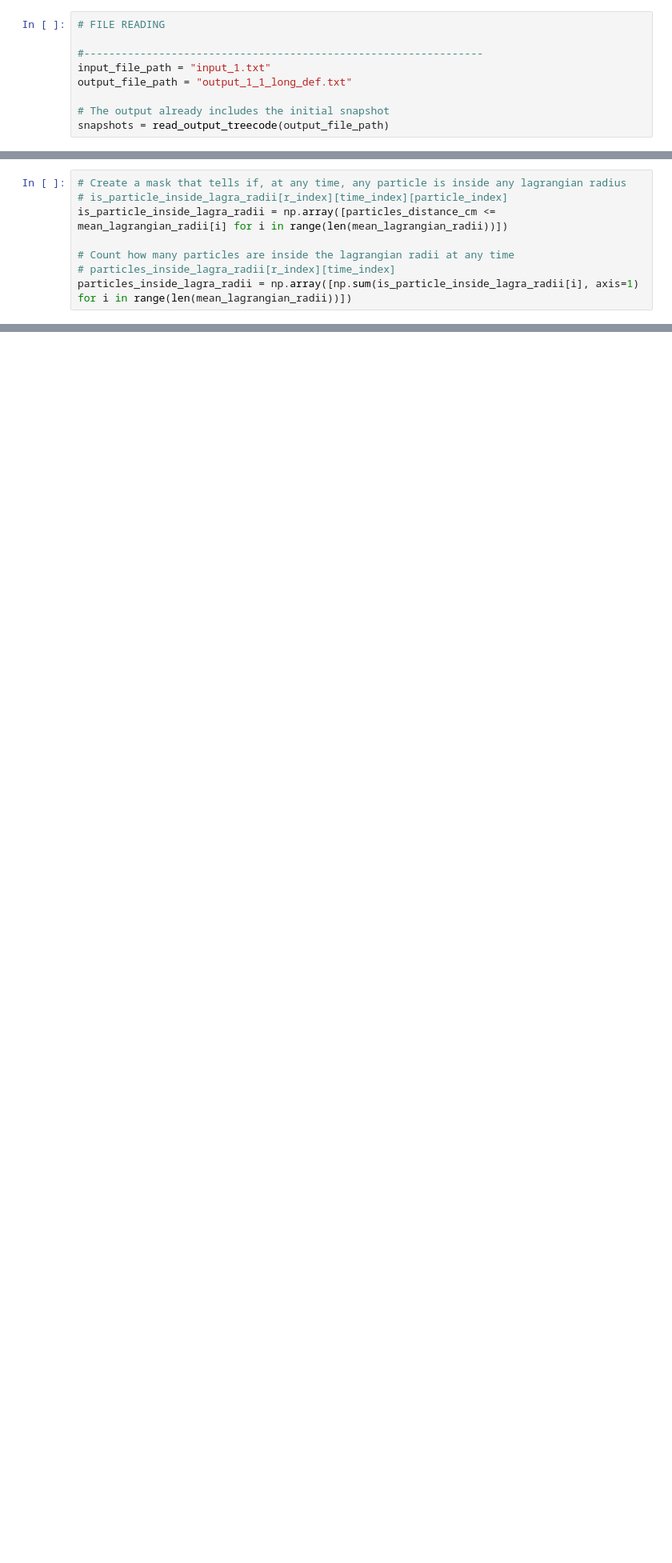
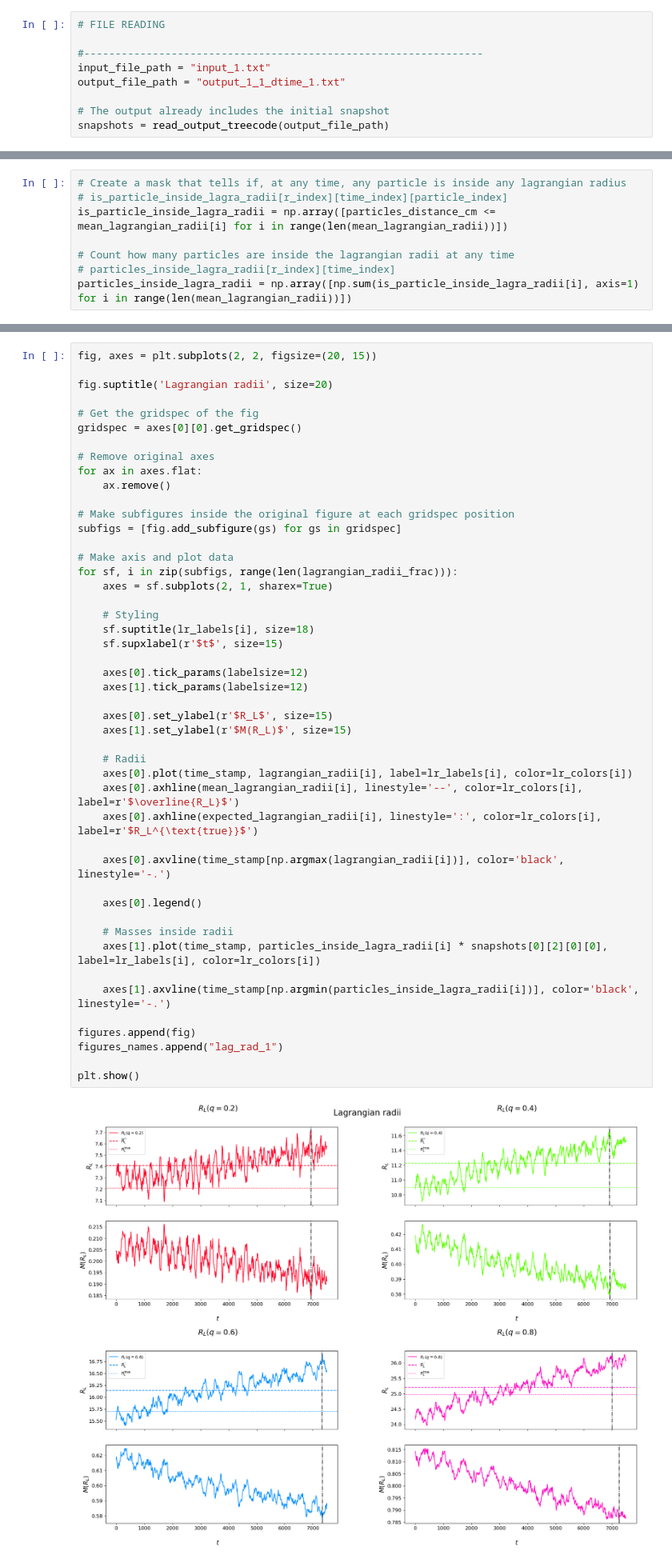
Before and after one commit to F3Solid/stellar_dynamics_2024_exercises, a Jupyter notebook: E4/plummer_sphere.ipynb, the cells around one changed output, grey strips where cells are left out. Shown at 80% size. Cells and saved outputs as stored; diff of their text form; blank space fills up the shorter version.

Commit message:
Restyling the plots

```diff
--- a/E4/plummer_sphere.ipynb
+++ b/E4/plummer_sphere.ipynb
@@ -761,7 +761,7 @@ print(t_I_to_t_cgs)
 
 #----------------------------------------------------------------
 input_file_path = "input_1.txt"
-output_file_path = "output_1_1_long_def.txt"
+output_file_path = "output_1_1_dtime_1.txt"
 
 # The output already includes the initial snapshot
 snapshots = read_output_treecode(output_file_path)
@@ -999,0 +926,49 @@ plt.show()
+# %%
+fig, axes = plt.subplots(2, 2, figsize=(20, 15))
+
+fig.suptitle('Lagrangian radii', size=20)
+
+# Get the gridspec of the fig
+gridspec = axes[0][0].get_gridspec()
+
+# Remove original axes
+for ax in axes.flat:
+    ax.remove()
+
+# Make subfigures inside the original figure at each gridspec position
+subfigs = [fig.add_subfigure(gs) for gs in gridspec]
+
+# Make axis and plot data
+for sf, i in zip(subfigs, range(len(lagrangian_radii_frac))):
+    axes = sf.subplots(2, 1, sharex=True)
+
+    # Styling
+    sf.suptitle(lr_labels[i], size=18)
+    sf.supxlabel(r'$t$', size=15)
+
+    axes[0].tick_params(labelsize=12)
+    axes[1].tick_params(labelsize=12)
+
+    axes[0].set_ylabel(r'$R_L$', size=15)
+    axes[1].set_ylabel(r'$M(R_L)$', size=15)
+
+    # Radii
+    axes[0].plot(time_stamp, lagrangian_radii[i], label=lr_labels[i], color=lr_colors[i])
+    axes[0].axhline(mean_lagrangian_radii[i], linestyle='--', color=lr_colors[i], label=r'$\overline{R_L}$')
+    axes[0].axhline(expected_lagrangian_radii[i], linestyle=':', color=lr_colors[i], label=r'$R_L^{\text{true}}$')
+
+    axes[0].axvline(time_stamp[np.argmax(lagrangian_radii[i])], color='black', linestyle='-.')
+
+    axes[0].legend()
+
+    # Masses inside radii
+    axes[1].plot(time_stamp, particles_inside_lagra_radii[i] * snapshots[0][2][0][0], label=lr_labels[i], color=lr_colors[i])
+
+    axes[1].axvline(time_stamp[np.argmin(particles_inside_lagra_radii[i])], color='black', linestyle='-.')
+
+figures.append(fig)
+figures_names.append("lag_rad_1")
+
+plt.show()
+# %% [output]
+[figure, added]
```
Also changed, not shown: parts of 6 cells of this notebook.
